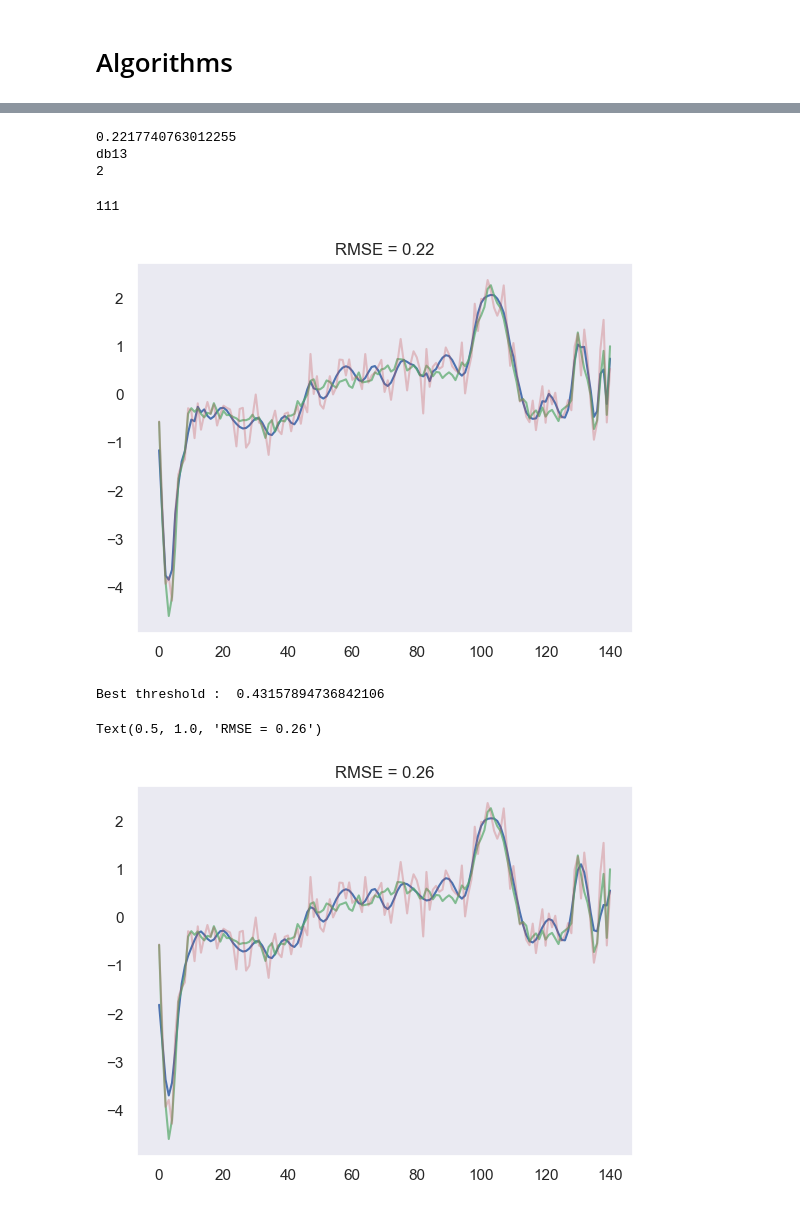
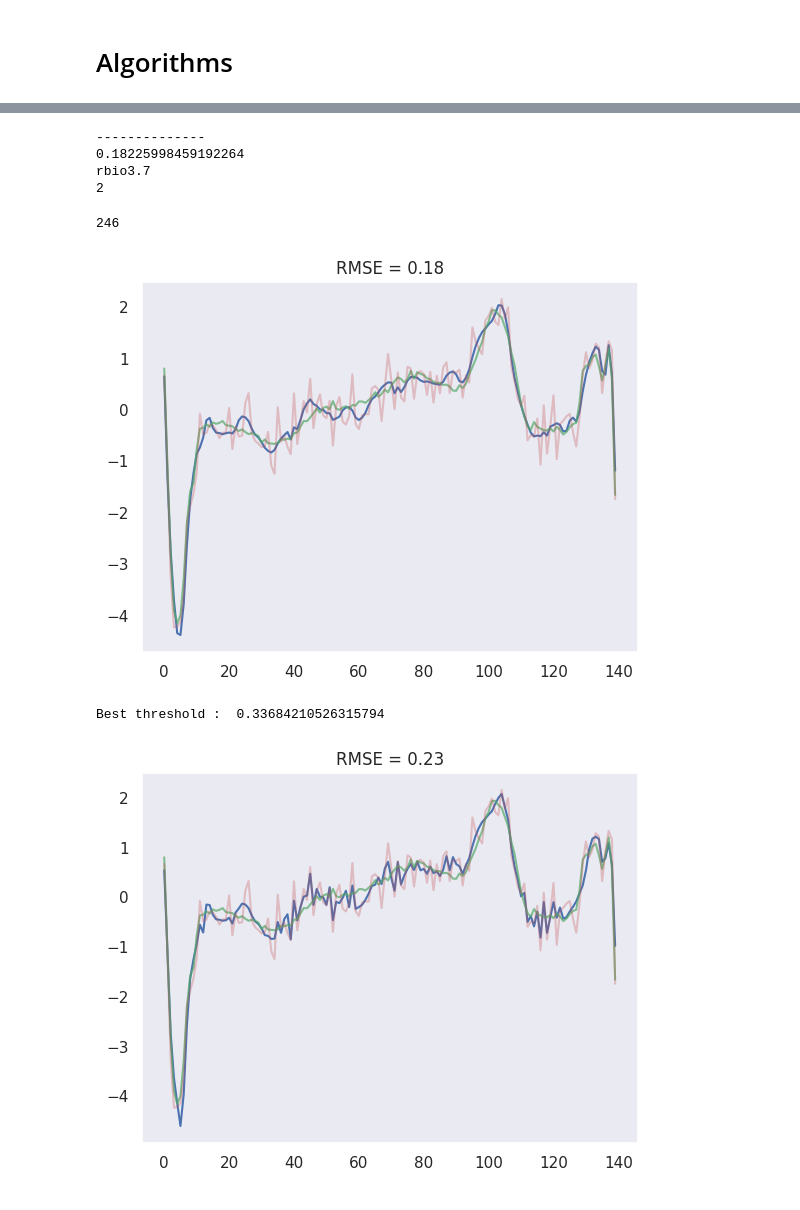
Before and after one commit to meilame-tayebjee/Wavelet-Denoising, a Jupyter notebook: ECG-noising-denoising.ipynb, the cells around one changed output, grey strips where cells are left out. Saved outputs shown, nothing was run; the diff lists cells and outputs as text; code cells hidden in the pictures.

```diff
--- a/ECG-noising-denoising.ipynb
+++ b/ECG-noising-denoising.ipynb
@@ -185,9 +194,10 @@ data, meta = arff.loadarff('ECG5000_TRAIN.arff')
 
 # Convert to DataFrame
 df = pd.DataFrame(data)
+df = df[df['target'] == b'1'].copy() #keep only the first class
+df.drop('target', axis=1, inplace=True) #drop the class number
 
-
-i = 2
+i = 16
 line = df.iloc[i]
 
 line = line.astype(float).tolist()
@@ -234,7 +246,7 @@ best_prd = 1
 
 for i, waveletname in tqdm(enumerate(pywt.wavelist(kind = 'discrete'))):
     for j, level in enumerate(levels):
-        denoised_line = iterativeWaveletDenoising(noisy_line, waveletname, level, 0.01)[:-1]
+        denoised_line = iterativeWaveletDenoising(noisy_line, waveletname, level, 0.01)
         mse, snr, prd, d_max = metrics(line, denoised_line)
         res[i, j] = prd
         if prd < best_prd:
@@ -242,20 +254,21 @@ for i, waveletname in tqdm(enumerate(pywt.wavelist(kind = 'discrete'))):
             best_wavelet = waveletname
             best_level = level
 
-
+print("--------------")
 print(best_prd)
 print(best_wavelet)
 print(best_level)
 # %% [output]
-0.2217740763012255
-db13
+--------------
+0.18225998459192264
+rbio3.7
 2
 # %%
 np.argmin(res[res > 0.1])
 # %% [output]
-111
+246
 # %%
-denoised_line = iterativeWaveletDenoising(noisy_line, best_wavelet, best_level, 0.015)[:-1]
+denoised_line = iterativeWaveletDenoising(noisy_line, best_wavelet, best_level, 0.015)
 mse, snr, prd, d_max = metrics(line, denoised_line)
 plt.plot(denoised_line)
 plt.plot(line, 'g', alpha = 0.7)
@@ -263,30 +276,30 @@ plt.plot(noisy_line, 'r', alpha = 0.3)
 plt.title("RMSE = " + str(round(mse,2)))
 plt.show()
 # %% [output]
-[figure, old version]
+[figure, new version]
 # %%
 threshold_percents = np.linspace(0.1, 1, 20)
 
 best_prd = 1
 
 for thresh in tqdm(threshold_percents):
-    denoised_line = baselineWaveletDenoising(noisy_line, best_wavelet, best_level, thresh)[:-1]
+    denoised_line = baselineWaveletDenoising(noisy_line, best_wavelet, best_level, thresh)
     mse, snr, prd, d_max = metrics(line, denoised_line)
     if prd < best_prd:
         best_prd = prd
         best_thresh = thresh
 
 print("Best threshold : ", best_thresh)
-denoised_line = baselineWaveletDenoising(noisy_line, best_wavelet, best_level, thresh)[:-1]
+denoised_line = baselineWaveletDenoising(noisy_line, best_wavelet, best_level, best_thresh) #j'ai remplace tresh par best_tresh
 mse, snr, prd, d_max = metrics(line, denoised_line)
 plt.plot(denoised_line)
 plt.plot(line, 'g', alpha = 0.7)
 plt.plot(noisy_line, 'r', alpha = 0.3)
 plt.title("RMSE = " + str(round(mse,2)))
+plt.show()
 # %% [output]
-Best threshold :  0.43157894736842106
+Best threshold :  0.33684210526315794
-Text(0.5, 1.0, 'RMSE = 0.26')
-[figure, old version]
+[figure, new version]
 # %%
 fourier = np.fft.fft(noisy_line)
 plt.plot(np.abs(fourier))
```
Also changed, not shown: parts of 11 cells of this notebook, 1 other file.
